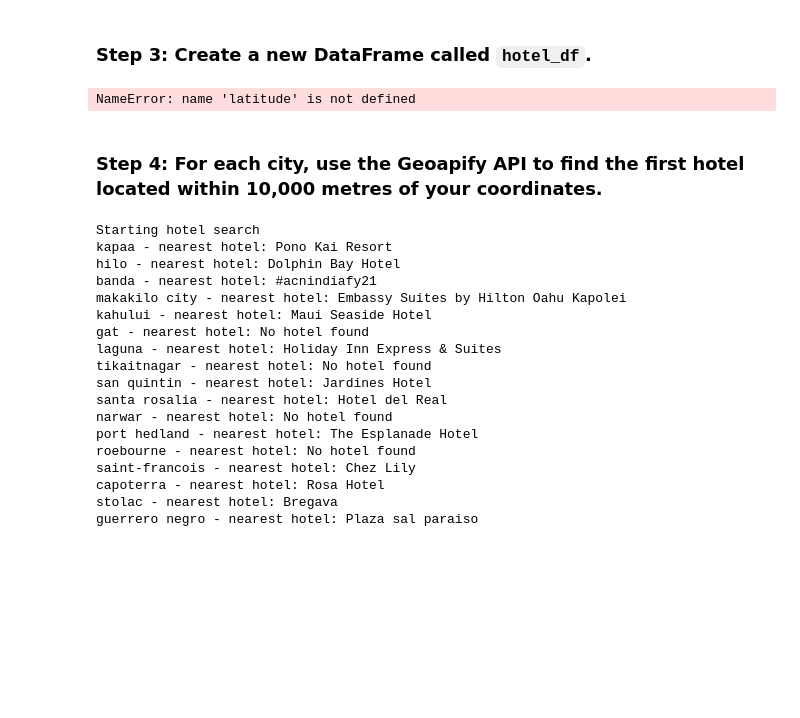
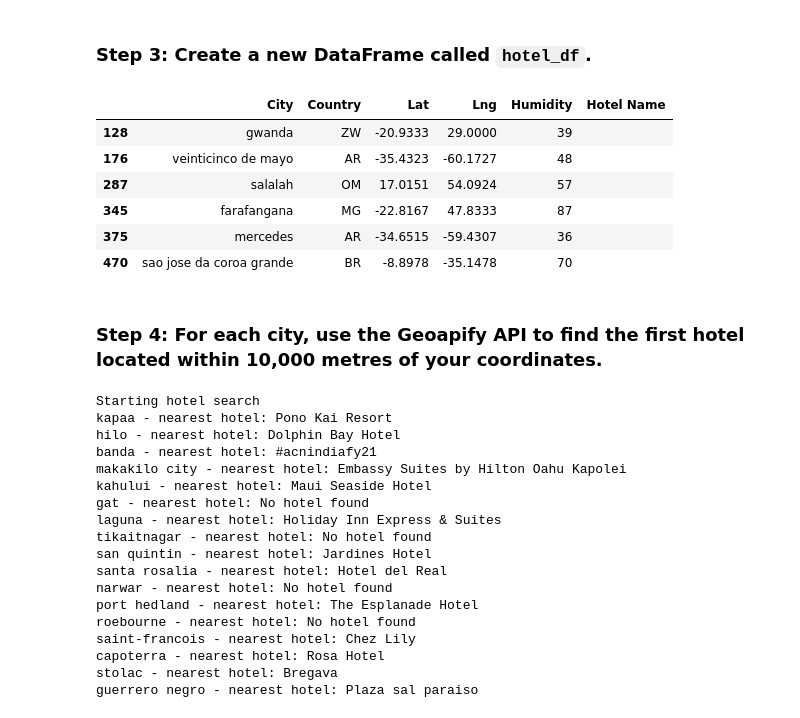
Before and after one commit to meehal0203/Python-api-challenge, a Jupyter notebook: WeatherPy/VacationPy.ipynb, the cells around one changed output. Saved outputs shown, nothing was run; the diff lists cells and outputs as text; code cells hidden in the pictures; blank space fills up the shorter version.

```diff
--- a/WeatherPy/VacationPy.ipynb
+++ b/WeatherPy/VacationPy.ipynb
@@ -77,24 +77,30 @@ city_data_df
 # %%
 # Use the Pandas copy function to create DataFrame called hotel_df to store the city, country, coordinates, and humidity
 city = city_data_df["City"]
 country = city_data_df["Country"]
 lat = city_data_df["Lat"]
 lng = city_data_df["Lng"]
 humidity = city_data_df["Humidity"]
 
 hotel_df = pd.DataFrame({"City": city,
                         "Country": country,
-                        "Lat": latitude,
-                        "Lng": longitude,
+                        "Lat": lat,
+                        "Lng": lng,
                         "Humidity": humidity})
 hotel_df
 # Add an empty column, "Hotel Name," to the DataFrame so you can store the hotel found using the Geoapify API
-# YOUR CODE HERE
+hotel_df["Hotel Name"] = " "
 
 # Display sample data
-# YOUR CODE HERE
+hotel_df
 # %% [output]
-NameError: name 'latitude' is not defined
+|  | City | Country | Lat | Lng | Humidity | Hotel Name |
+| 128 | gwanda | ZW | -20.9333 | 29.0000 | 39 |  |
+| 176 | veinticinco de mayo | AR | -35.4323 | -60.1727 | 48 |  |
+| 287 | salalah | OM | 17.0151 | 54.0924 | 57 |  |
+| 345 | farafangana | MG | -22.8167 | 47.8333 | 87 |  |
+| 375 | mercedes | AR | -34.6515 | -59.4307 | 36 |  |
+| 470 | sao jose da coroa grande | BR | -8.8978 | -35.1478 | 70 |  |
 # %% [markdown]
 ### Step 4: For each city, use the Geoapify API to find the first hotel located within 10,000 metres of your coordinates.
 # %%
```
Also changed, not shown: parts of 1 cell of this notebook.
